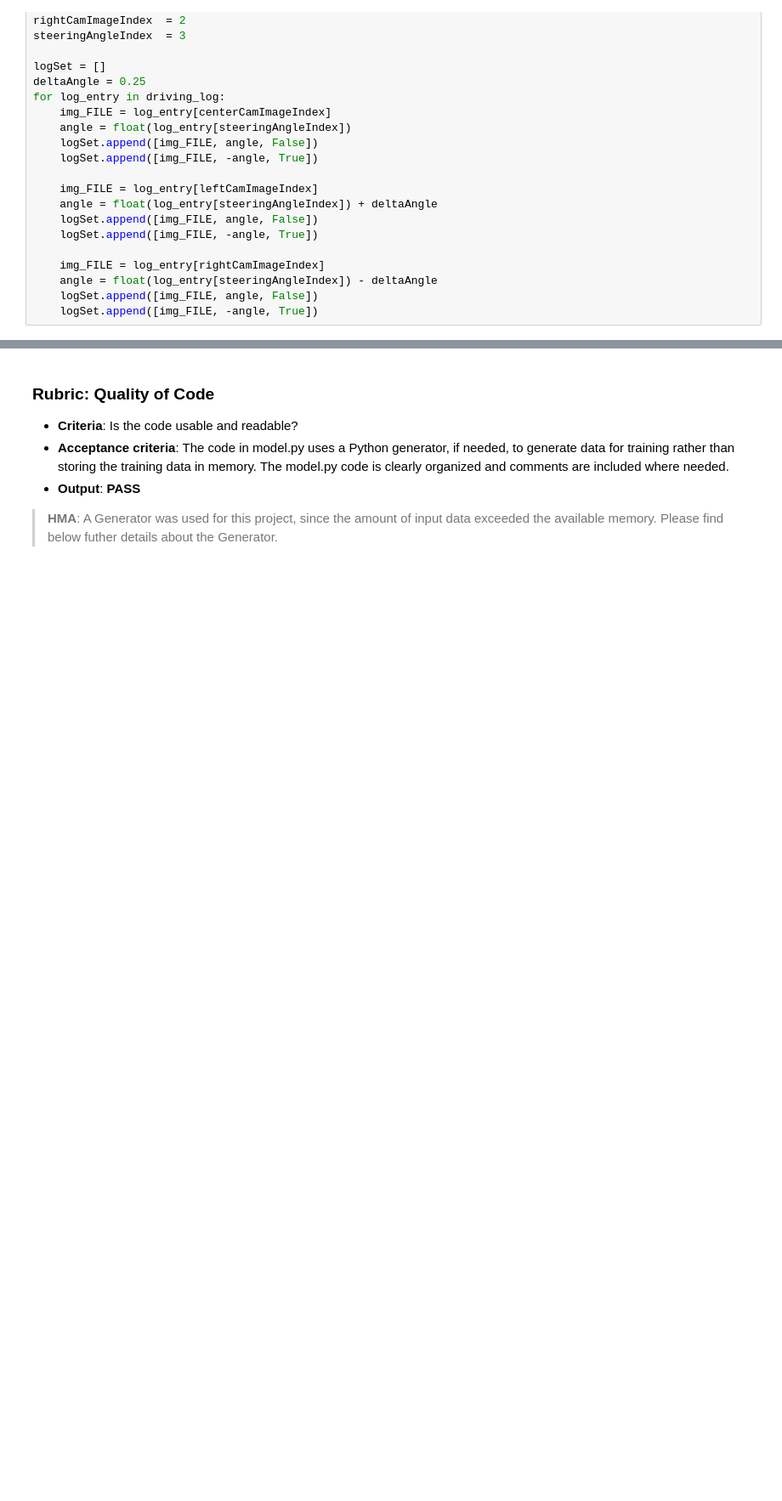
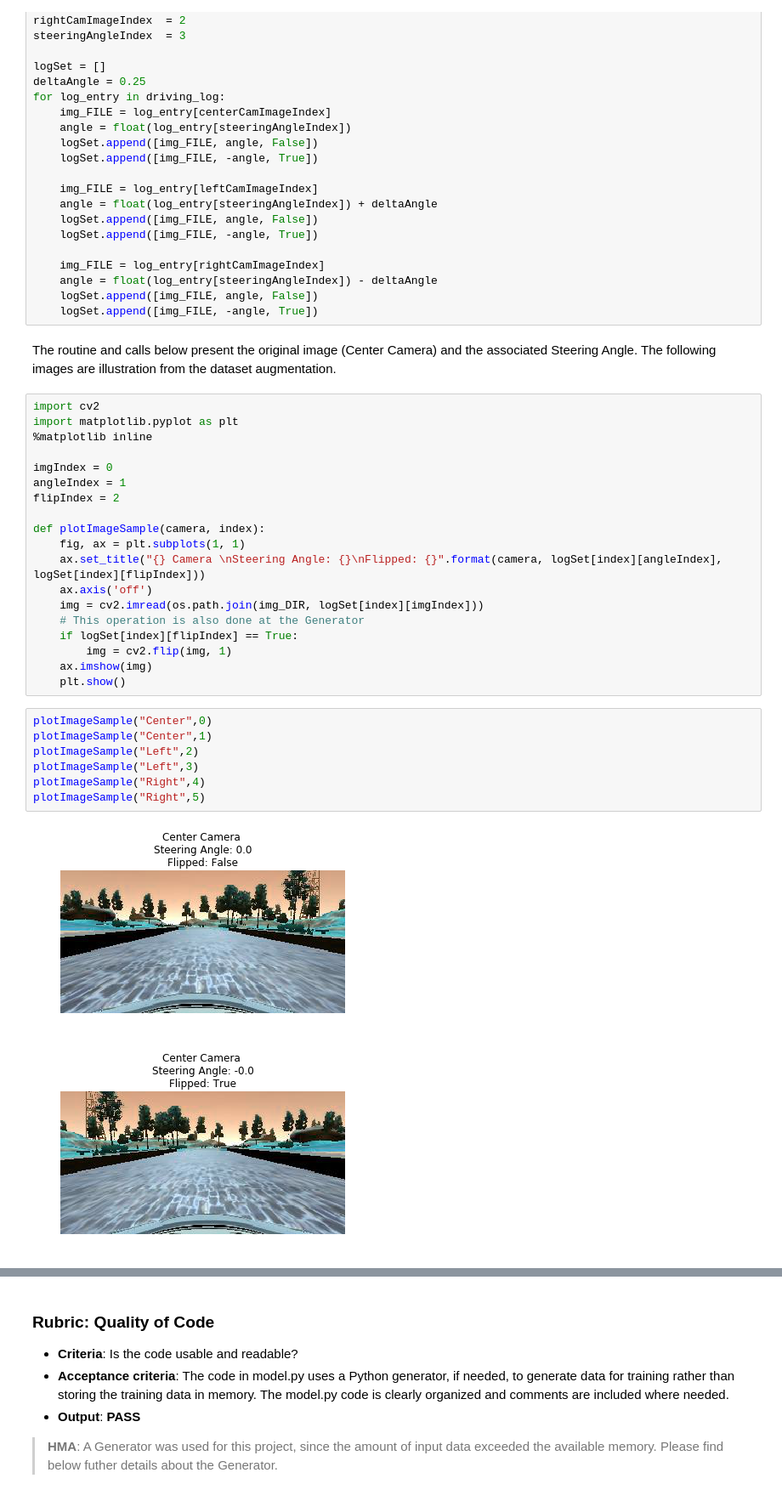
Before and after one commit to mahumberto/course-udacity-selfDrivingCarND, a Jupyter notebook: term1-computerVision-DeepLearning/09-proj-behavioralCloning/02-proj-behavioralCloning-generator.ipynb, the cells around one changed output, grey strips where cells are left out. Shown: that part at 85% size. Cells and saved outputs as stored; diff of their text form; blank space fills up the shorter version.

```diff
--- a/term1-computerVision-DeepLearning/09-proj-behavioralCloning/02-proj-behavioralCloning-generator.ipynb
+++ b/term1-computerVision-DeepLearning/09-proj-behavioralCloning/02-proj-behavioralCloning-generator.ipynb
@@ -115,3 +115,34 @@ for log_entry in driving_log:
     angle = float(log_entry[steeringAngleIndex]) - deltaAngle
     logSet.append([img_FILE, angle, False])
     logSet.append([img_FILE, -angle, True])
+# %% [markdown]
+The routine and calls below present the original image (Center Camera) and the associated Steering Angle. The following images are illustration from the dataset augmentation.
+# %%
+import cv2
+import matplotlib.pyplot as plt
+%matplotlib inline
+
+imgIndex = 0
+angleIndex = 1
+flipIndex = 2
+
+def plotImageSample(camera, index):
+    fig, ax = plt.subplots(1, 1)
+    ax.set_title("{} Camera \nSteering Angle: {}\nFlipped: {}".format(camera, logSet[index][angleIndex], logSet[index][flipIndex]))
+    ax.axis('off')
+    img = cv2.imread(os.path.join(img_DIR, logSet[index][imgIndex]))
+    # This operation is also done at the Generator
+    if logSet[index][flipIndex] == True:
+        img = cv2.flip(img, 1)
+    ax.imshow(img)
+    plt.show()
+# %%
+plotImageSample("Center",0)
+plotImageSample("Center",1)
+plotImageSample("Left",2)
+plotImageSample("Left",3)
+plotImageSample("Right",4)
+plotImageSample("Right",5)
+# %% [output]
+[figure, added]
+[figure, added]
```
Also changed, not shown: parts of 6 cells of this notebook, 1 other file.
